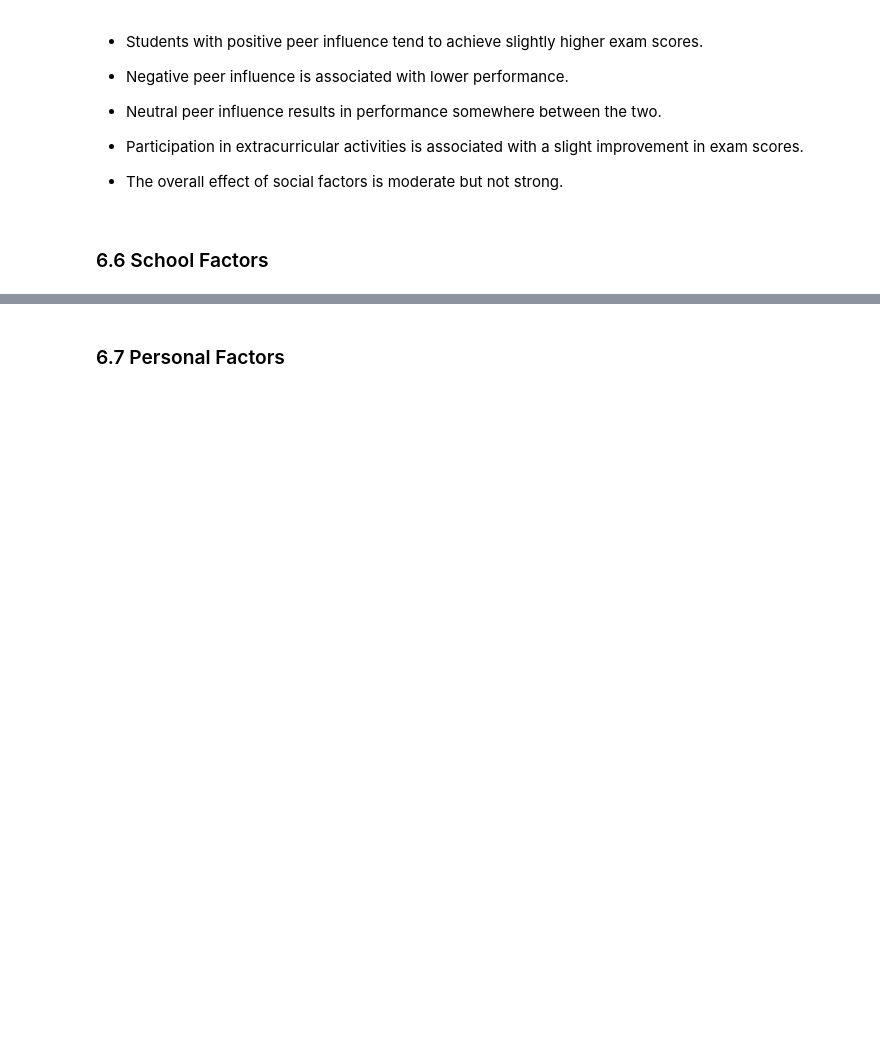
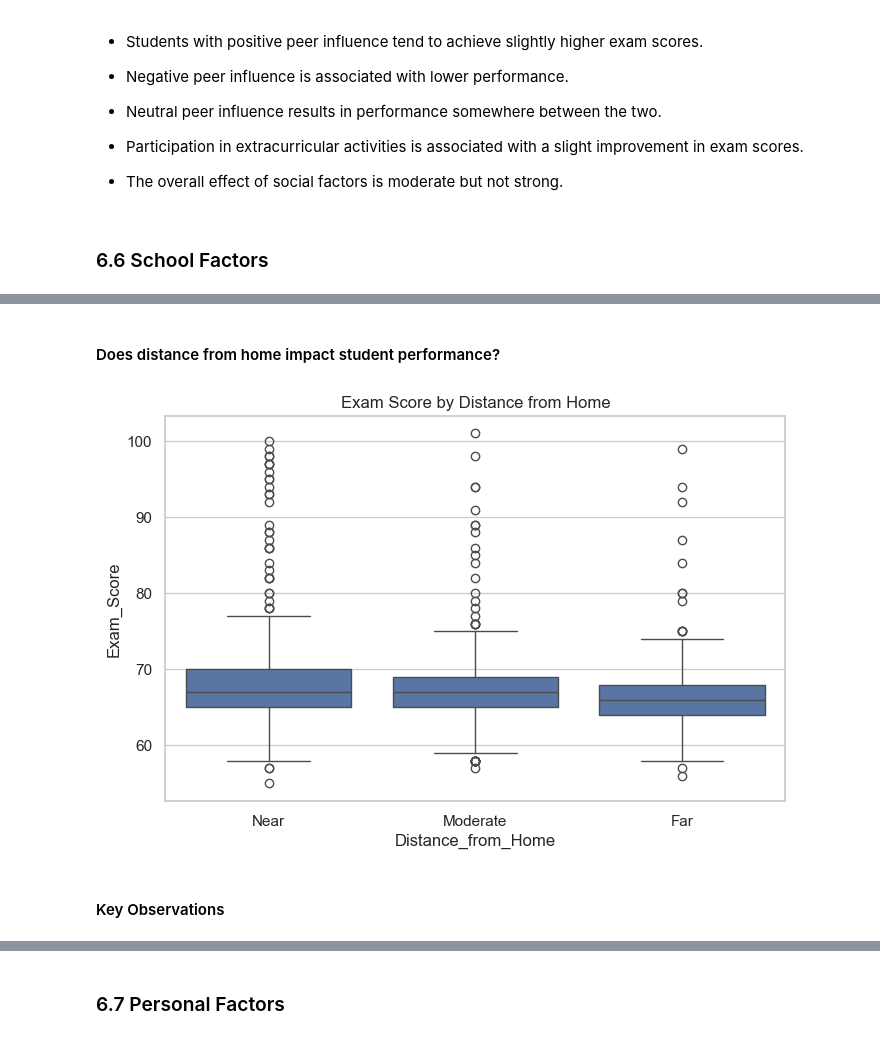
Before and after one commit to Nujud123/A-AI-Bootcamp, a Jupyter notebook: student/course2/p2_student_exam.ipynb, the cells around one changed output, grey strips where cells are left out. Drawn from its saved outputs; the diff is of its cells as text; code cells hidden in the pictures; blank space fills up the shorter version.

```diff
--- a/student/course2/p2_student_exam.ipynb
+++ b/student/course2/p2_student_exam.ipynb
@@ -420,0 +439,11 @@ plt.show()
+# %% [markdown]
+#### Does distance from home impact student performance?
+# %%
+sns.boxplot(data=student, x='Distance_from_Home', y='Exam_Score')
+
+plt.title('Exam Score by Distance from Home')
+plt.show()
+# %% [output]
+[figure, added]
+# %% [markdown]
+#### Key Observations
```
Also changed, not shown: parts of 6 cells of this notebook.
